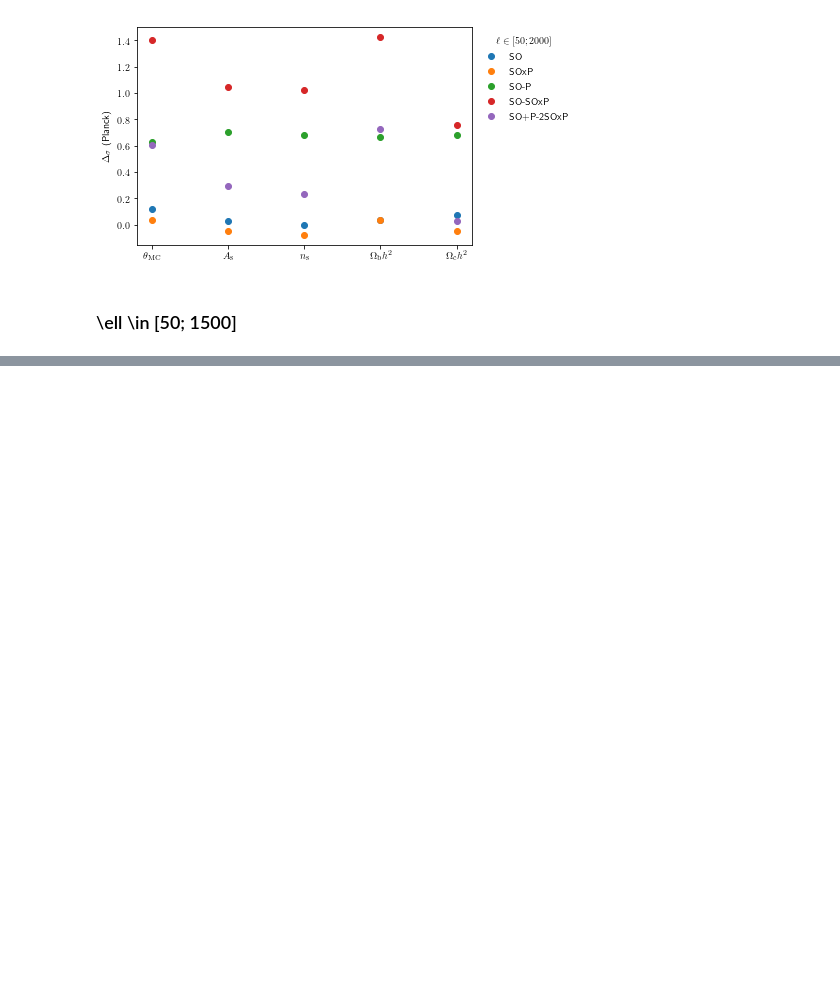
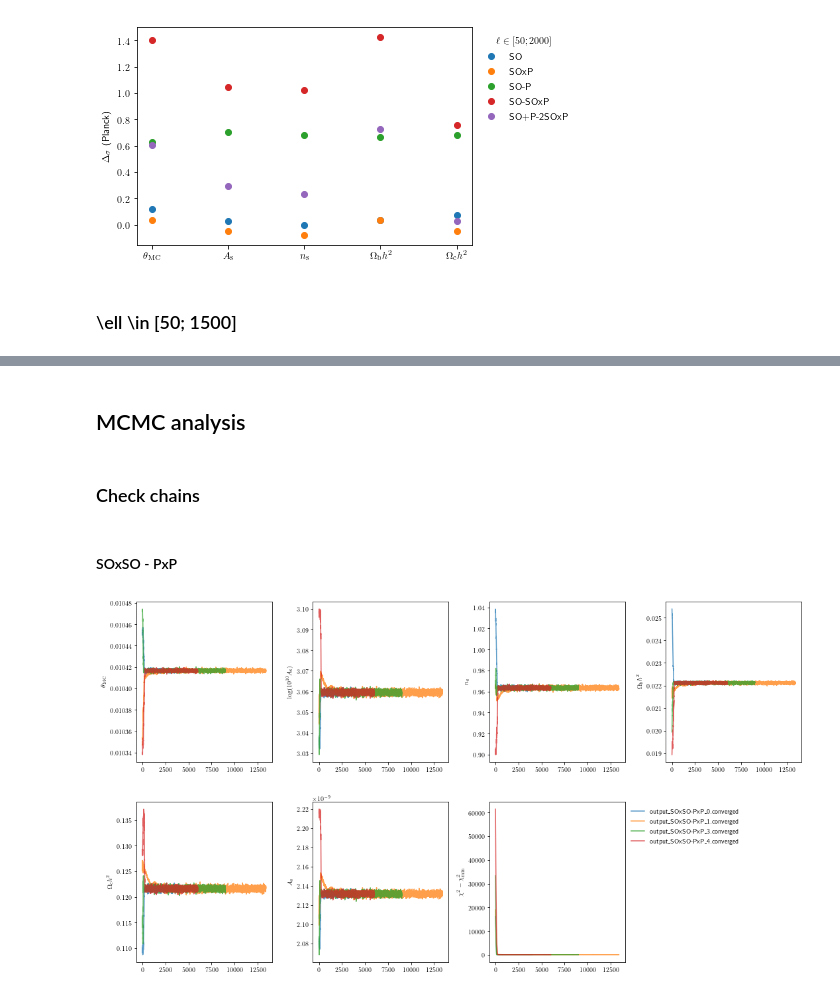
Before and after one commit to xgarrido/beyondCV, a Jupyter notebook: notebooks/beyondCV_analysis.ipynb, the cells around one changed output, grey strips where cells are left out. Cells and saved outputs as stored; diff of their text form; code cells hidden in the pictures; blank space fills up the shorter version.

```diff
--- a/notebooks/beyondCV_analysis.ipynb
+++ b/notebooks/beyondCV_analysis.ipynb
@@ -312,2 +245,43 @@ plt.legend(loc="upper left", title=r"$\ell\in[50; 1500]$", bbox_to_anchor=(1,1))
 <matplotlib.legend.Legend at 0x...>
 [figure]
+# %% [markdown]
+## MCMC analysis
+# %% [markdown]
+### Check chains
+# %%
+def get_chains(path, pattern="*.txt"):
+    import os, glob
+    all_files = glob.glob(os.path.join(path, pattern))
+    # Sort alphabetically
+    all_files.sort()
+    chains = {}
+    for f in all_files:
+        header = pd.read_csv(all_files[0], delim_whitespace=True).columns[1:]
+        df = pd.read_table(f, delim_whitespace=True)
+
+        # Remove '#' in header
+        df.drop(df.columns[[-1,]], axis=1, inplace=True)
+        df.columns = header
+        df.insert(value=df.chi2-np.min(df.chi2), column="delta_chi2", loc=8)
+        key = f.split("/")[-2]
+        # key = key.split("_")[1:2]
+        chains[key] = df
+    return chains
+# %%
+def plot_chains(pattern, burnin=0):
+    chains = get_chains(r"/home/garrido/Workdir/CMB/analysis/beyondCV/output/mcmc", pattern=pattern)
+    plt.figure(figsize=(18, 10))
+    for j in range(2,9):
+        plt.subplot(2, 4, j-1)
+        plt.ylabel(labels[j-2])
+        for name, chain in chains.items():
+            n = np.arange(len(chain))
+            plt.plot(n[burnin:], chain.iloc[:,j][burnin:], alpha=0.75)
+    plt.subplots_adjust(hspace=0.25, wspace=0.3)
+    plt.legend([k.replace("_", "\_") for k in chains.keys()], loc="upper left", bbox_to_anchor=(1,1))
+# %% [markdown]
+#### SOxSO - PxP
+# %%
+plot_chains(pattern="output_SOxSO-PxP*/mcmc*.txt", burnin=0)
+# %% [output]
+[figure, added]
```
Also changed, not shown: parts of 40 cells of this notebook, 4 other files.
